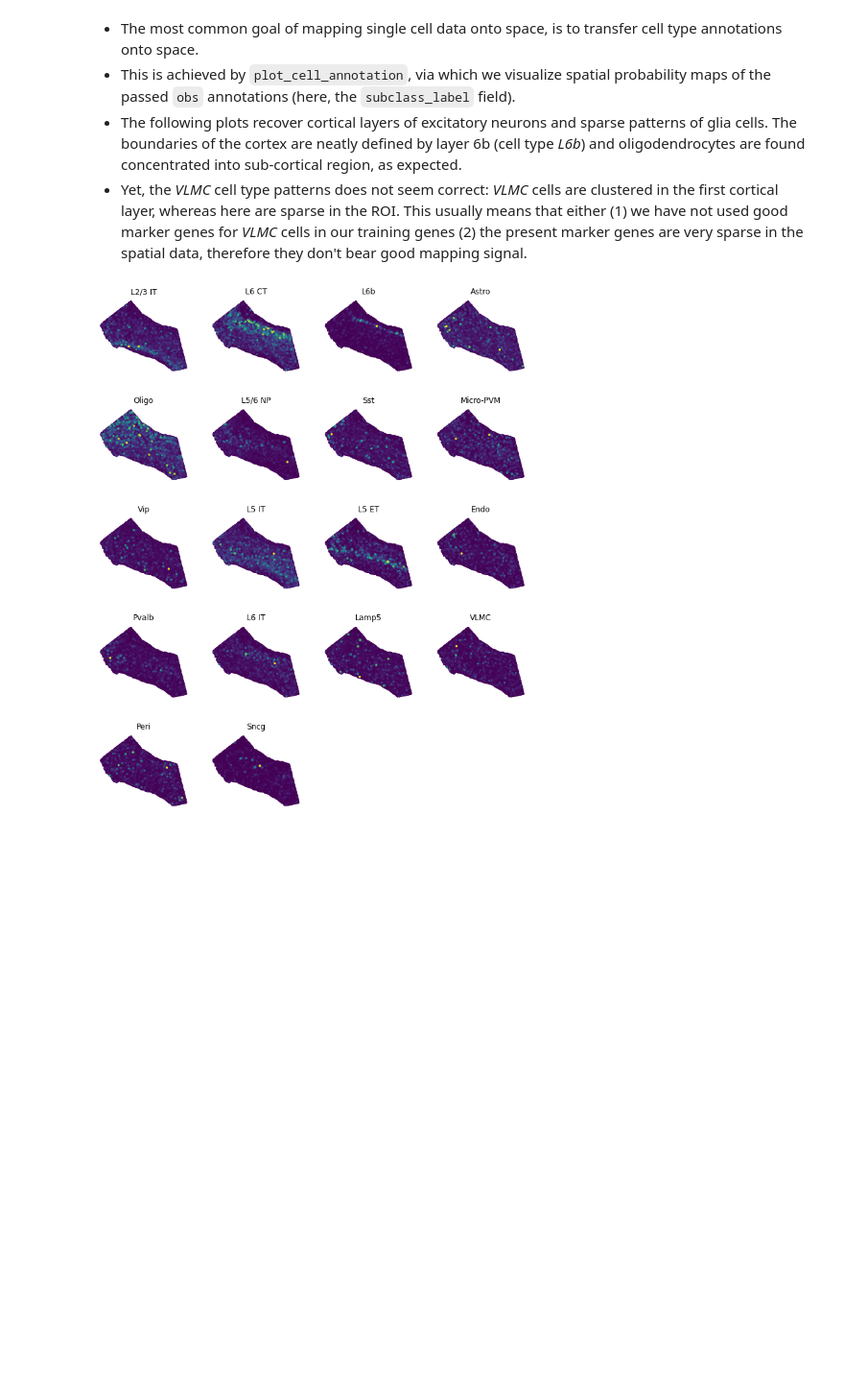
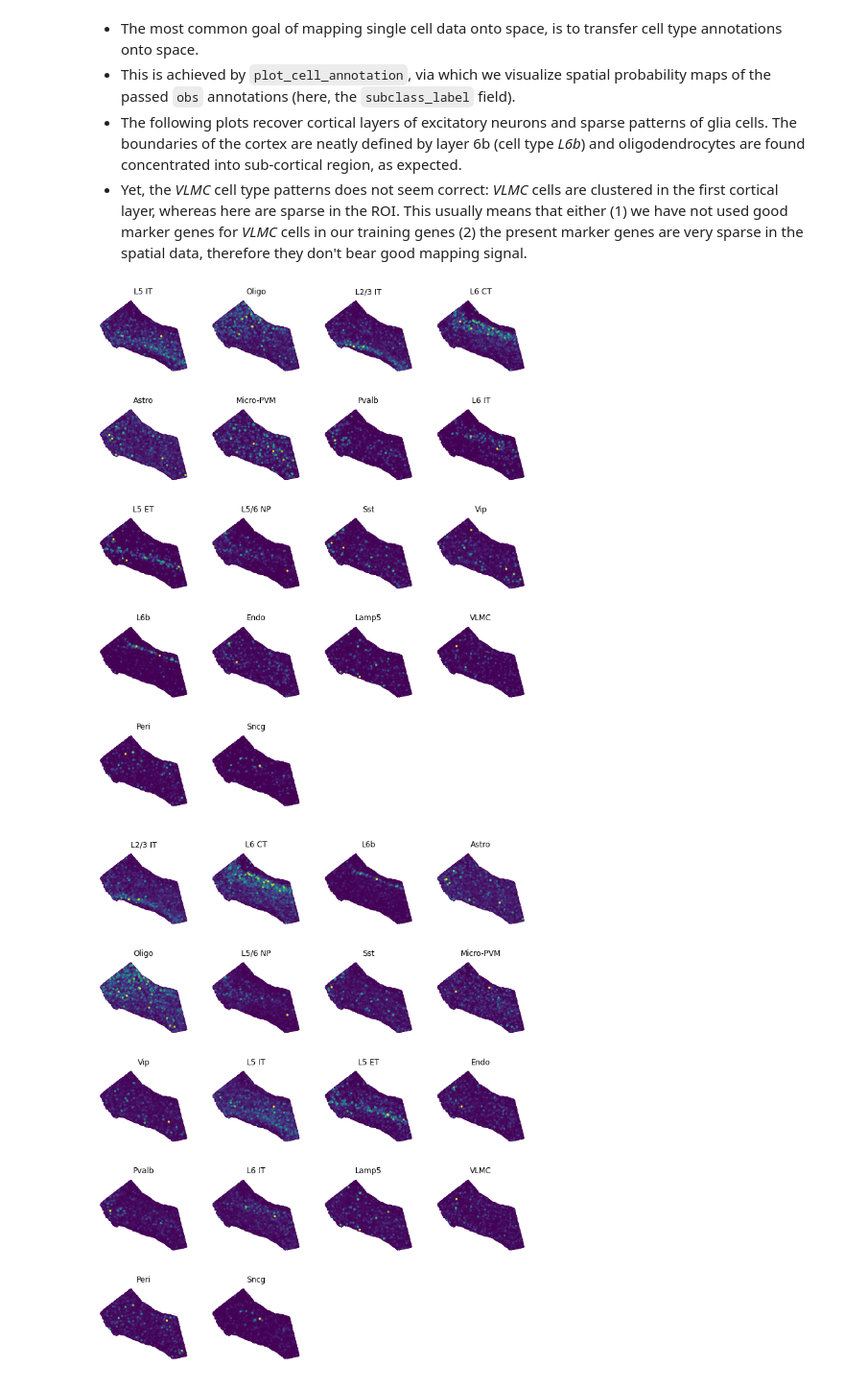
Before and after one commit to broadinstitute/Tangram, a Jupyter notebook: example/1_tutorial_tangram.ipynb, the cells around one changed output. Shown at 96% size. Drawn from its saved outputs; the diff is of its cells as text; code cells hidden in the pictures; blank space fills up the shorter version.

```diff
--- a/example/1_tutorial_tangram.ipynb
+++ b/example/1_tutorial_tangram.ipynb
@@ -265,6 +265,10 @@ AnnData object with n_obs × n_vars = 26431 × 9852
 - This is achieved by `plot_cell_annotation`, via which we visualize spatial probability maps of the passed `obs` annotations (here, the `subclass_label` field).
 - The following plots recover cortical layers of excitatory neurons and sparse patterns of glia cells. The boundaries of the cortex are neatly defined by layer 6b (cell type _L6b_) and oligodendrocytes are found concentrated into sub-cortical region, as expected.
 - Yet, the _VLMC_ cell type patterns does not seem correct: _VLMC_ cells are clustered in the first cortical layer, whereas here are sparse in the ROI. This usually means that either (1) we have not used good marker genes for _VLMC_ cells in our training genes (2) the present marker genes are very sparse in the spatial data, therefore they don't bear good mapping signal.
+# %%
+tg.plot_cell_annotation(ad_map, annotation='subclass_label', nrows=5, ncols=4, robust=True)
+# %% [output]
+[figure, added]
 # %%
 tg.plot_cell_annotation(ad_map, annotation='subclass_label', nrows=5, ncols=4)
 # %% [output]
```
Also changed, not shown: parts of 3 cells of this notebook, 3 other files.
